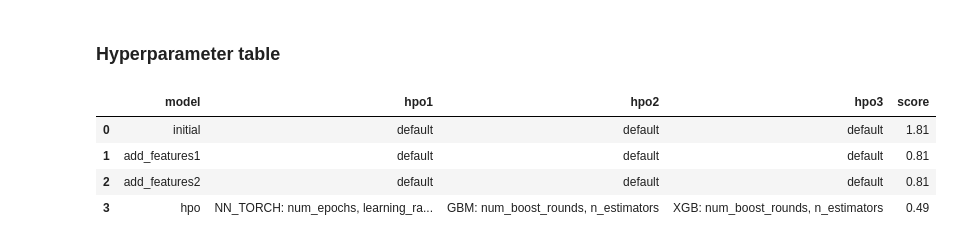
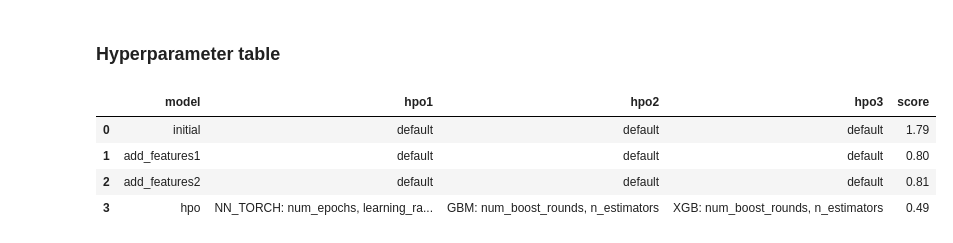
Before and after one commit to Gerban/Bike-Sharing-Demand-with-AutoGluon, a Jupyter notebook: BikeshareDemand_AutoGluon_AG.ipynb, the cells around one changed output. Cells and saved outputs as stored; diff of their text form; code cells hidden in the pictures.

```diff
--- a/BikeshareDemand_AutoGluon_AG.ipynb
+++ b/BikeshareDemand_AutoGluon_AG.ipynb
@@ -734,15 +741,15 @@ fig.savefig('./img/model_test_score.png')
 # %%
 # The 3 hyperparameters we tuned with the kaggle score as the result: note that Kaggle score is RMSLE rather than RMSE
 pd.DataFrame({
     "model": ["initial", "add_features1", "add_features2", "hpo"],
     "hpo1": ['default', 'default', 'default', 'NN_TORCH: num_epochs, learning_rate, dropout_prob'],
     "hpo2": ['default', 'default', 'default', 'GBM: num_boost_rounds, n_estimators'],
     "hpo3": ['default', 'default', 'default', 'XGB: num_boost_rounds, n_estimators'],
-    "score": [1.81, 0.81, 0.81, 0.49]
+    "score": [1.79, 0.80, 0.81, 0.49]
 })
 # %% [output]
 |  | model | hpo1 | hpo2 | hpo3 | score |
-| 0 | initial | default | default | default | 1.81 |
-| 1 | add_features1 | default | default | default | 0.81 |
+| 0 | initial | default | default | default | 1.79 |
+| 1 | add_features1 | default | default | default | 0.80 |
 | 2 | add_features2 | default | default | default | 0.81 |
 | 3 | hpo | NN_TORCH: num_epochs, learning_ra... | GBM: num_boost_rounds, n_estimators | XGB: num_boost_rounds, n_estimators | 0.49 |
```
Also changed, not shown: parts of 33 cells of this notebook, 4 other files.
